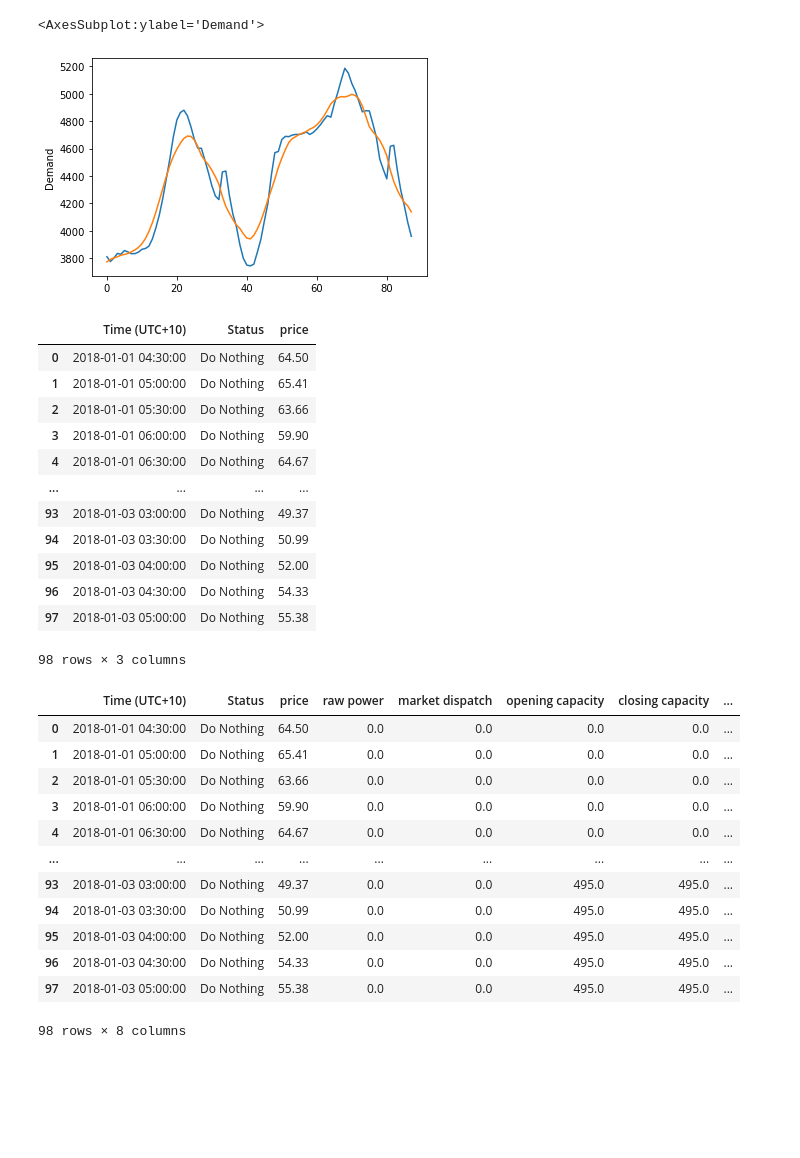
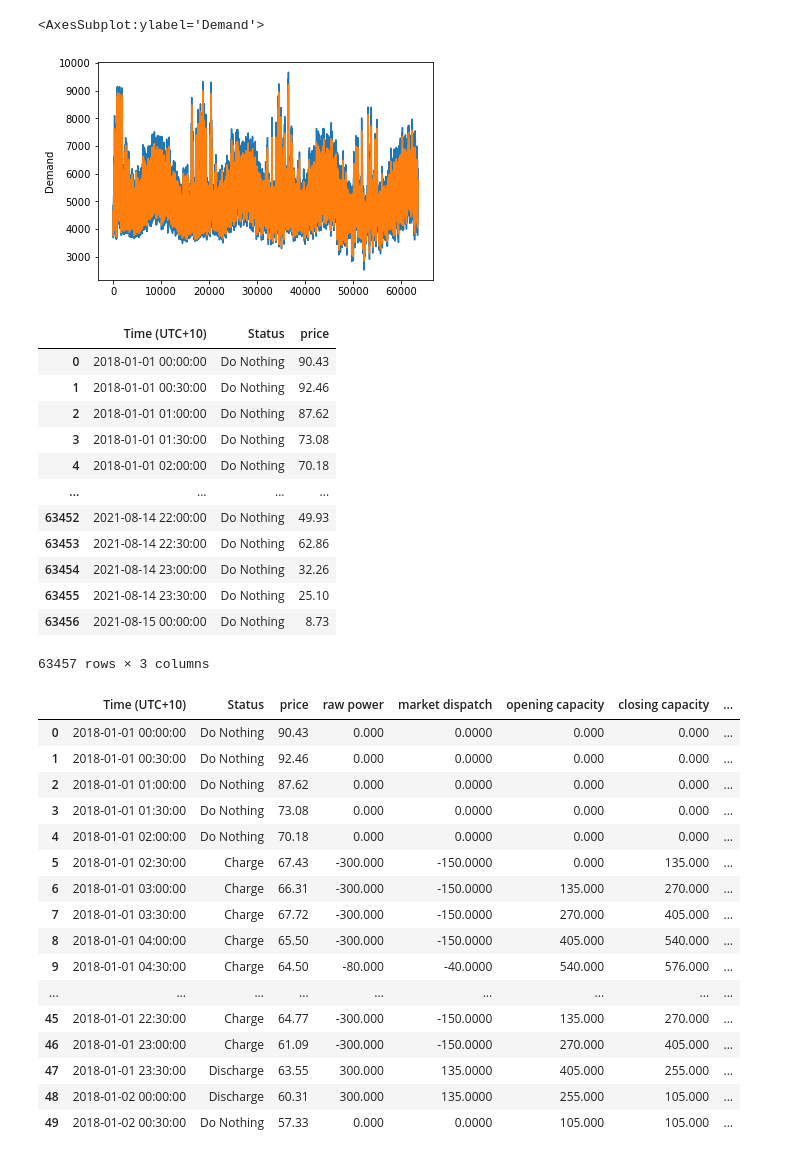
Before and after one commit to rinliauw/energy-market-and-battery-optimization, a Jupyter notebook: code/analysis/Revenue Calculation.ipynb, the cells around one changed output. Saved outputs shown, nothing was run; the diff lists cells and outputs as text; code cells hidden in the pictures; blank space fills up the shorter version.

```diff
--- a/code/analysis/Revenue Calculation.ipynb
+++ b/code/analysis/Revenue Calculation.ipynb
@@ -4,7 +4,7 @@ import numpy as np
 import seaborn as sns
 import matplotlib.pyplot as plt
 # %%
-df = pd.read_excel("../../raw_data/market_data.xlsx").loc[9:106].reset_index(drop = True)
+df = pd.read_excel("../../raw_data/market_data.xlsx").reset_index(drop = True)
 df["Time (UTC+10)"] = pd.to_datetime(df["Time (UTC+10)"])
 vicp = df["Regions VIC Trading Price ($/MWh)"]
 vicd = df["Regions VIC Operational Demand (MW)"]
@@ -120,7 +120,7 @@ sns.lineplot(y = DemandMA["Demand"], x = DemandMA.index)
 sns.lineplot(y = DemandMA["MA"], x = DemandMA.index)
 # %% [output]
 <AxesSubplot:ylabel='Demand'>
-[figure, old version]
+[figure, new version]
 # %%
 UpperDemand = DemandMA[DemandMA.Demand >= DemandMA.MA]
 LowerDemand = DemandMA[DemandMA.Demand < DemandMA.MA]
@@ -147,18 +147,18 @@ dff = pd.merge(df, price, left_on = "Time (UTC+10)", right_on = "time", how = "l
 dff
 # %% [output]
 |  | Time (UTC+10) | Status | price |
-| 0 | 2018-01-01 04:30:00 | Do Nothing | 64.50 |
-| 1 | 2018-01-01 05:00:00 | Do Nothing | 65.41 |
-| 2 | 2018-01-01 05:30:00 | Do Nothing | 63.66 |
-| 3 | 2018-01-01 06:00:00 | Do Nothing | 59.90 |
-| 4 | 2018-01-01 06:30:00 | Do Nothing | 64.67 |
+| 0 | 2018-01-01 00:00:00 | Do Nothing | 90.43 |
+| 1 | 2018-01-01 00:30:00 | Do Nothing | 92.46 |
+| 2 | 2018-01-01 01:00:00 | Do Nothing | 87.62 |
+| 3 | 2018-01-01 01:30:00 | Do Nothing | 73.08 |
+| 4 | 2018-01-01 02:00:00 | Do Nothing | 70.18 |
 | ... | ... | ... | ... |
-| 93 | 2018-01-03 03:00:00 | Do Nothing | 49.37 |
-| 94 | 2018-01-03 03:30:00 | Do Nothing | 50.99 |
-| 95 | 2018-01-03 04:00:00 | Do Nothing | 52.00 |
-| 96 | 2018-01-03 04:30:00 | Do Nothing | 54.33 |
-| 97 | 2018-01-03 05:00:00 | Do Nothing | 55.38 |
+| 63452 | 2021-08-14 22:00:00 | Do Nothing | 49.93 |
+| 63453 | 2021-08-14 22:30:00 | Do Nothing | 62.86 |
+| 63454 | 2021-08-14 23:00:00 | Do Nothing | 32.26 |
+| 63455 | 2021-08-14 23:30:00 | Do Nothing | 25.10 |
+| 63456 | 2021-08-15 00:00:00 | Do Nothing | 8.73 |
-98 rows × 3 columns
+63457 rows × 3 columns
 # %%
 BATTERY_CAPACITY = 580 # maximum capacity MWH
 DISCHARGE_EFFICIENCY = 100/90
@@ -240,21 +243,25 @@ for i in dff.index:
         revenue_s.loc[i] = dff['price'].loc[i] * dff['market dispatch'].loc[i] * (MARGINAL_LOSS_FACTOR)
 # %%
 dff['revenue'] = revenue_s
-dff
+dff.head(50)
 # %% [output]
 |  | Time (UTC+10) | Status | price | raw power | market dispatch | opening capacity | closing capacity | ... |
-| 0 | 2018-01-01 04:30:00 | Do Nothing | 64.50 | 0.0 | 0.0 | 0.0 | 0.0 | ... |
-| 1 | 2018-01-01 05:00:00 | Do Nothing | 65.41 | 0.0 | 0.0 | 0.0 | 0.0 | ... |
-| 2 | 2018-01-01 05:30:00 | Do Nothing | 63.66 | 0.0 | 0.0 | 0.0 | 0.0 | ... |
-| 3 | 2018-01-01 06:00:00 | Do Nothing | 59.90 | 0.0 | 0.0 | 0.0 | 0.0 | ... |
-| 4 | 2018-01-01 06:30:00 | Do Nothing | 64.67 | 0.0 | 0.0 | 0.0 | 0.0 | ... |
+| 0 | 2018-01-01 00:00:00 | Do Nothing | 90.43 | 0.000 | 0.0000 | 0.000 | 0.000 | ... |
+| 1 | 2018-01-01 00:30:00 | Do Nothing | 92.46 | 0.000 | 0.0000 | 0.000 | 0.000 | ... |
+| 2 | 2018-01-01 01:00:00 | Do Nothing | 87.62 | 0.000 | 0.0000 | 0.000 | 0.000 | ... |
+| 3 | 2018-01-01 01:30:00 | Do Nothing | 73.08 | 0.000 | 0.0000 | 0.000 | 0.000 | ... |
+| 4 | 2018-01-01 02:00:00 | Do Nothing | 70.18 | 0.000 | 0.0000 | 0.000 | 0.000 | ... |
+| 5 | 2018-01-01 02:30:00 | Charge | 67.43 | -300.000 | -150.0000 | 0.000 | 135.000 | ... |
+| 6 | 2018-01-01 03:00:00 | Charge | 66.31 | -300.000 | -150.0000 | 135.000 | 270.000 | ... |
+| 7 | 2018-01-01 03:30:00 | Charge | 67.72 | -300.000 | -150.0000 | 270.000 | 405.000 | ... |
+| 8 | 2018-01-01 04:00:00 | Charge | 65.50 | -300.000 | -150.0000 | 405.000 | 540.000 | ... |
+| 9 | 2018-01-01 04:30:00 | Charge | 64.50 | -80.000 | -40.0000 | 540.000 | 576.000 | ... |
 | ... | ... | ... | ... | ... | ... | ... | ... | ... |
-| 93 | 2018-01-03 03:00:00 | Do Nothing | 49.37 | 0.0 | 0.0 | 495.0 | 495.0 | ... |
-| 94 | 2018-01-03 03:30:00 | Do Nothing | 50.99 | 0.0 | 0.0 | 495.0 | 495.0 | ... |
-| 95 | 2018-01-03 04:00:00 | Do Nothing | 52.00 | 0.0 | 0.0 | 495.0 | 495.0 | ... |
-| 96 | 2018-01-03 04:30:00 | Do Nothing | 54.33 | 0.0 | 0.0 | 495.0 | 495.0 | ... |
-| 97 | 2018-01-03 05:00:00 | Do Nothing | 55.38 | 0.0 | 0.0 | 495.0 | 495.0 | ... |
+| 45 | 2018-01-01 22:30:00 | Charge | 64.77 | -300.000 | -150.0000 | 135.000 | 270.000 | ... |
+| 46 | 2018-01-01 23:00:00 | Charge | 61.09 | -300.000 | -150.0000 | 270.000 | 405.000 | ... |
+| 47 | 2018-01-01 23:30:00 | Discharge | 63.55 | 300.000 | 135.0000 | 405.000 | 255.000 | ... |
+| 48 | 2018-01-02 00:00:00 | Discharge | 60.31 | 300.000 | 135.0000 | 255.000 | 105.000 | ... |
+| 49 | 2018-01-02 00:30:00 | Do Nothing | 57.33 | 0.000 | 0.0000 | 105.000 | 105.000 | ... |
-98 rows × 8 columns
 # %%
 dff.loc[(dff['Status'] == 'Charge')]
 # %% [output]
```
Also changed, not shown: parts of 9 cells of this notebook, 6 other files.
